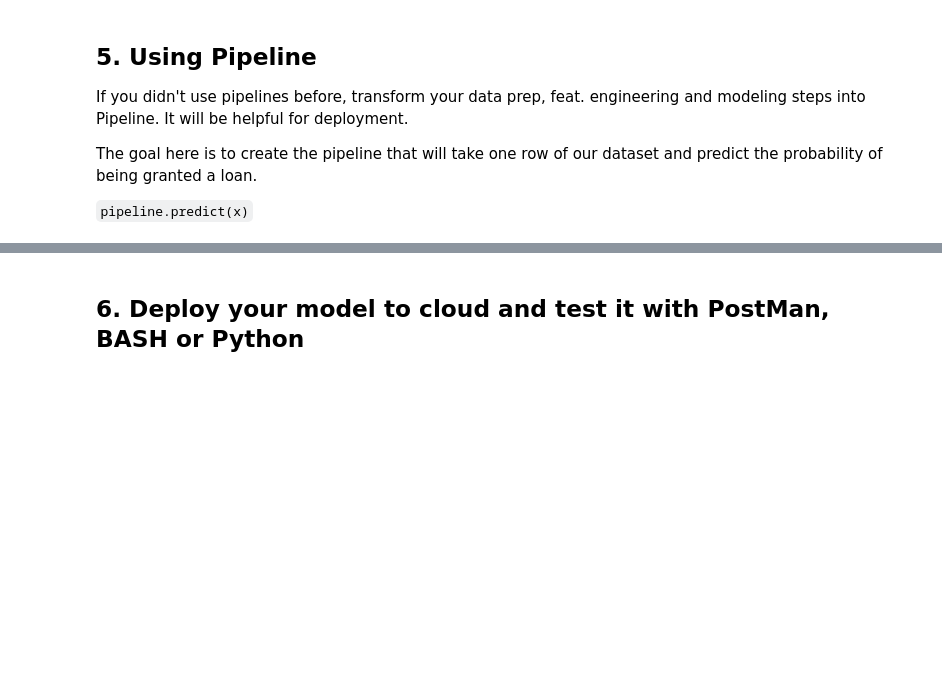
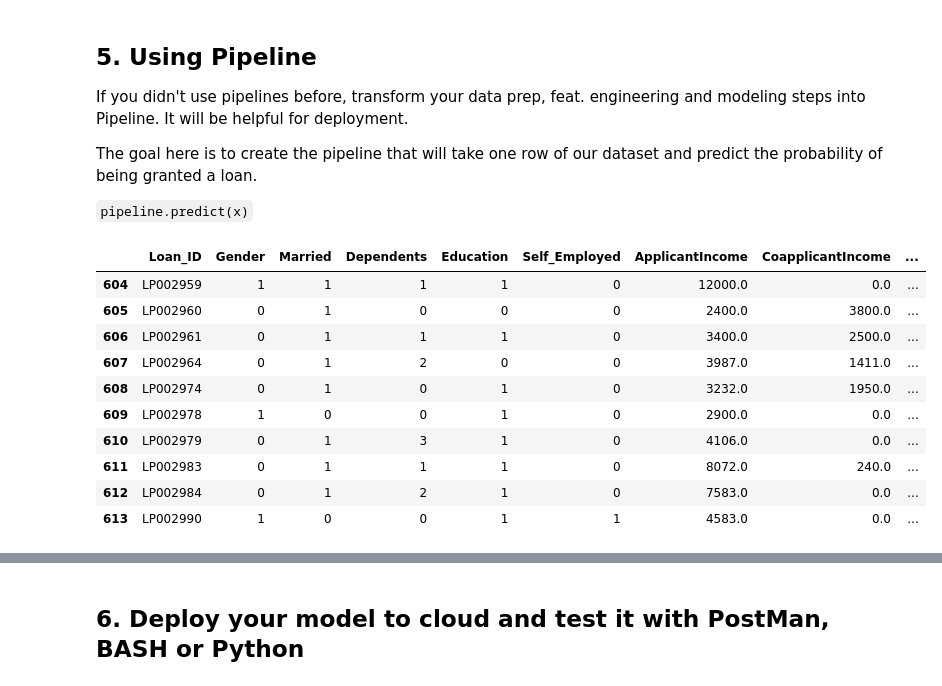
Before and after one commit to rafaelaqfc/Loan-Prediction-Project, a Jupyter notebook: notebooks/instructions.ipynb, the cells around one changed output, grey strips where cells are left out. Drawn from its saved outputs; the diff is of its cells as text; code cells hidden in the pictures; blank space fills up the shorter version.

```diff
--- a/notebooks/instructions.ipynb
+++ b/notebooks/instructions.ipynb
@@ -1119,3 +1119,18 @@ If you didn't use pipelines before, transform your data prep, feat. engineering
 The goal here is to create the pipeline that will take one row of our dataset and predict the probability of being granted a loan.
 
 `pipeline.predict(x)`
+# %%
+# Checking the end of our dataset
+df.tail(10)
+# %% [output]
+|  | Loan_ID | Gender | Married | Dependents | Education | Self_Employed | ApplicantIncome | CoapplicantIncome | ... |
+| 604 | LP002959 | 1 | 1 | 1 | 1 | 0 | 12000.0 | 0.0 | ... |
+| 605 | LP002960 | 0 | 1 | 0 | 0 | 0 | 2400.0 | 3800.0 | ... |
+| 606 | LP002961 | 0 | 1 | 1 | 1 | 0 | 3400.0 | 2500.0 | ... |
+| 607 | LP002964 | 0 | 1 | 2 | 0 | 0 | 3987.0 | 1411.0 | ... |
+| 608 | LP002974 | 0 | 1 | 0 | 1 | 0 | 3232.0 | 1950.0 | ... |
+| 609 | LP002978 | 1 | 0 | 0 | 1 | 0 | 2900.0 | 0.0 | ... |
+| 610 | LP002979 | 0 | 1 | 3 | 1 | 0 | 4106.0 | 0.0 | ... |
+| 611 | LP002983 | 0 | 1 | 1 | 1 | 0 | 8072.0 | 240.0 | ... |
+| 612 | LP002984 | 0 | 1 | 2 | 1 | 0 | 7583.0 | 0.0 | ... |
+| 613 | LP002990 | 1 | 0 | 0 | 1 | 1 | 4583.0 | 0.0 | ... |
```
Also changed, not shown: parts of 4 cells of this notebook, 2 other files.
